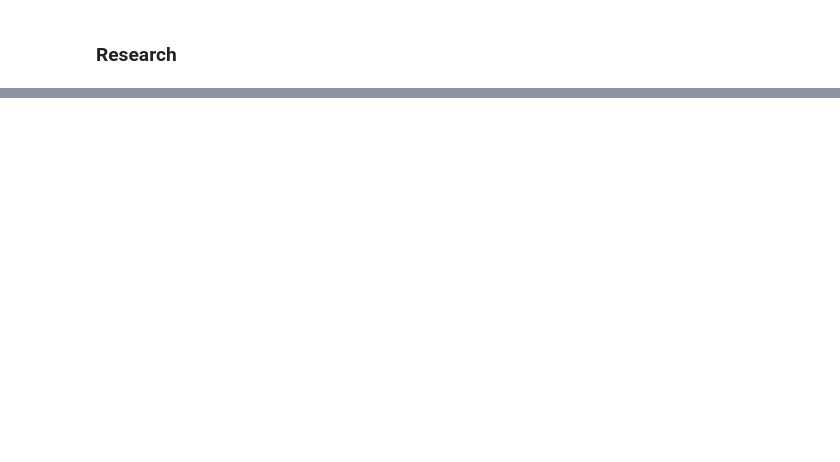
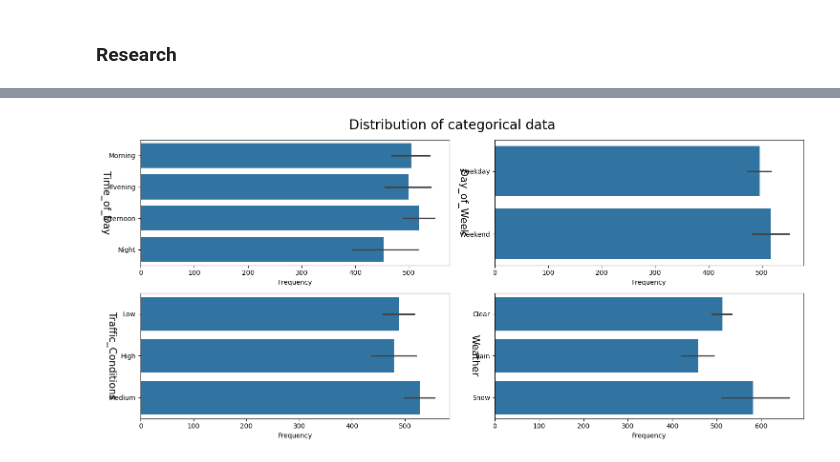
Before and after one commit to binguliki/DataScienceProject, a Jupyter notebook: research/transformation.ipynb, the cells around one changed output, grey strips where cells are left out. Drawn from its saved outputs; the diff is of its cells as text; code cells hidden in the pictures; blank space fills up the shorter version.

```diff
--- a/research/transformation.ipynb
+++ b/research/transformation.ipynb
@@ -174,0 +226,15 @@ Weather->['Clear' nan 'Rain' 'Snow']
+# %%
+categorical_columns = categorical_data.columns.to_list()
+
+fig, axes = plt.subplots(len(categorical_columns) // 2, 2, figsize=(15, 7))
+fig.suptitle('Distribution of categorical data', fontsize=20)
+fig.subplots_adjust(wspace=10, hspace=10)
+for i, col in enumerate(categorical_columns):
+    sns.barplot(categorical_data[col] , ax=axes[i // 2, i % 2])
+    axes[i // 2, i % 2].set_xlabel('Frequency')
+    axes[i // 2, i % 2].set_ylabel(col, fontsize=15, rotation=-90)
+
+fig.tight_layout()
+plt.show()
+# %% [output]
+[figure, added]
```
Also changed, not shown: parts of 18 cells of this notebook, 1 other file.
